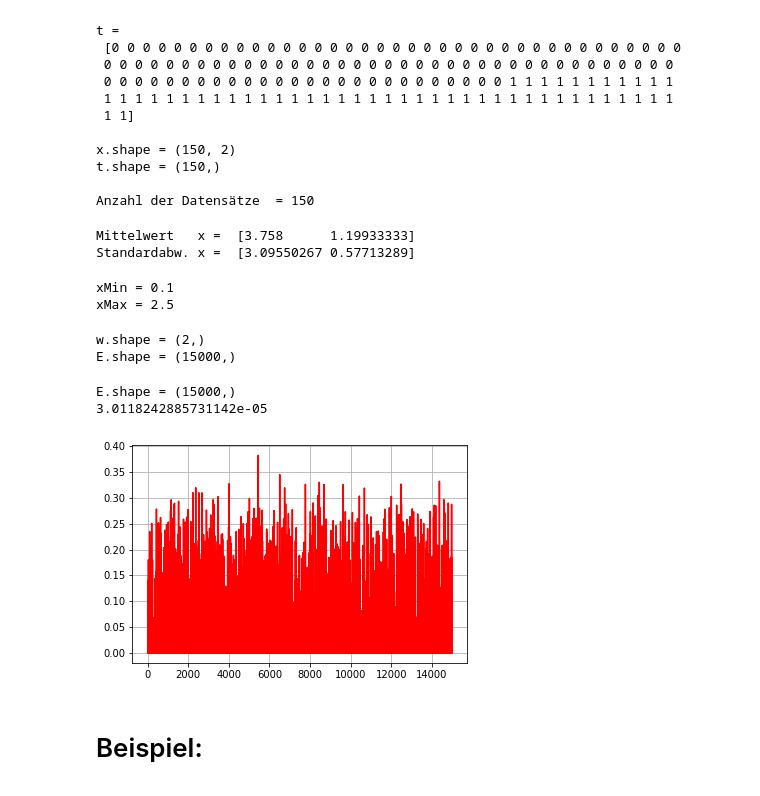
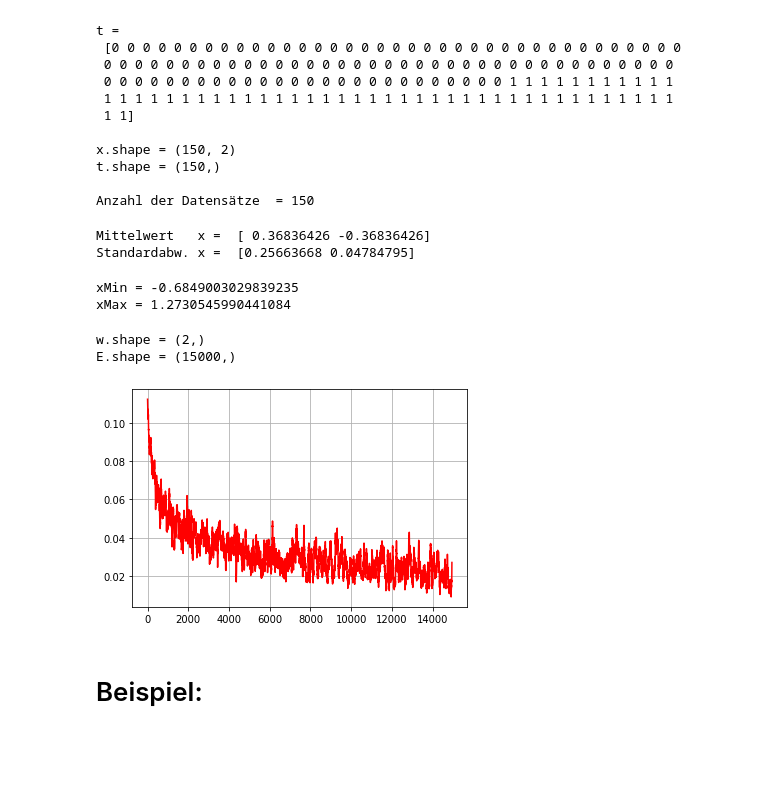
Before and after one commit to LarsKowoll/MuML, a Jupyter notebook: Aufgabe_3/3_Aufgabe_TrainSingleNeuron.ipynb, the cells around one changed output. Drawn from its saved outputs; the diff is of its cells as text; code cells hidden in the pictures; blank space fills up the shorter version.

```diff
--- a/Aufgabe_3/3_Aufgabe_TrainSingleNeuron.ipynb
+++ b/Aufgabe_3/3_Aufgabe_TrainSingleNeuron.ipynb
@@ -68,24 +68,27 @@ Anzahl der Datensätze  = 150
 # Standardisierung der Daten
 
 # Hier geht es los .........
+x = (x - np.mean(x)) / np.var(x)
+mean = np.mean(x)
+std = np.std(x)
 # %%
 print("Mittelwert   x = ", np.mean(x, axis=0))
 print("Standardabw. x = ", np.var(x, axis=0))
 # %% [output]
-Mittelwert   x =  [3.758      1.19933333]
-Standardabw. x =  [3.09550267 0.57713289]
+Mittelwert   x =  [ 0.36836426 -0.36836426]
+Standardabw. x =  [0.25663668 0.04784795]
 # %%
 # Minimum und Maximum der Daten finden
 # (um später die Datenpunkte gut darstellen zu können)
 
 # Hier geht es los .........
-xMin = np.min(x[:, 1])
+xMin = np.min(x[:, :])
 print('xMin =', xMin)
-xMax = np.max(x[:, 1])
+xMax = np.max(x[:, :])
 print('xMax =', xMax)
 # %% [output]
-xMin = 0.1
-xMax = 2.5
+xMin = -0.6849003029839235
+xMax = 1.2730545990441084
 # %%
 # Parameter und Variablen anlegen
 # und initialisieren
@@ -116,7 +119,7 @@ for i in range(0,epochs):
     # Backprop von w und b mit quad. Fehler
     # Hier geht es los .........
     sensitivity = (yc-tc) * yc * (1-yc)
-    w = w -eta  * sensitivity* x[idx]
+    w = w - eta  * sensitivity* x[idx]
     b = b - eta * sensitivity
     # Backprop mit Crossentropy
     # Hier geht es los .........
@@ -124,26 +127,21 @@ for i in range(0,epochs):
     # Berechnung des aktuellen Fehlers E[i]
     # Hier geht es los .........
     E[i] = 0.5 * (tc -yc)**2
-print('E.shape =', E.shape)
-E = np.array(E)
-print(E[14999])
-# %% [output]
-E.shape = (15000,)
-3.0118242885731142e-05
 # %%
 # Glättung der Fehlerwerte über 50 Werte
 # Hier geht es los .........
-masksize = n
-kernel   = np.ones(n)/n
+masksize = 50
+kernel   = np.ones(masksize)/masksize
 
 E_glatt = np.convolve(E, kernel, mode='valid')
 # Plotten des Fehlerverlaufs
 # Hier geht es los .........
-xgrid = np.linspace(0, 15000, 15000)
-plt.plot(xgrid, E, 'red')
+xLine = np.size(E_glatt)
+xgrid = np.linspace(0, xLine, xLine)
+plt.plot(xgrid, E_glatt, 'red')
 plt.grid()
 # %% [output]
-[figure, old version]
+[figure, new version]
 # %% [markdown]
 # Beispiel:
 ![grafik.png](attachment:grafik.png)
```
Also changed, not shown: parts of 2 cells of this notebook.
